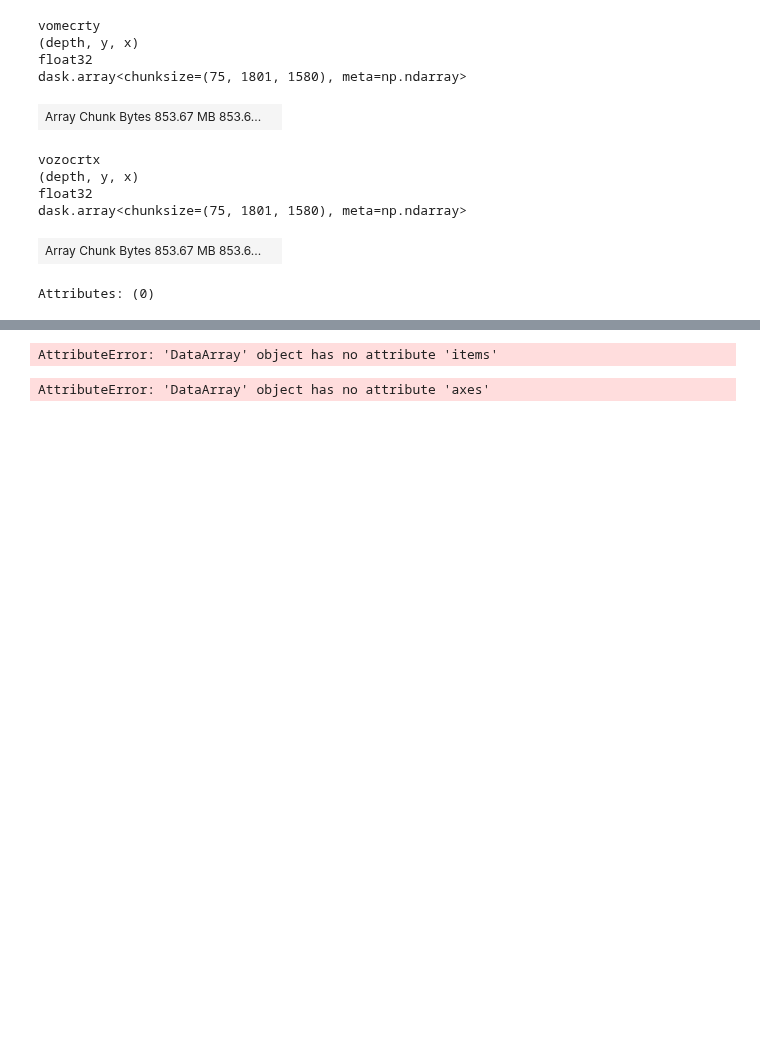
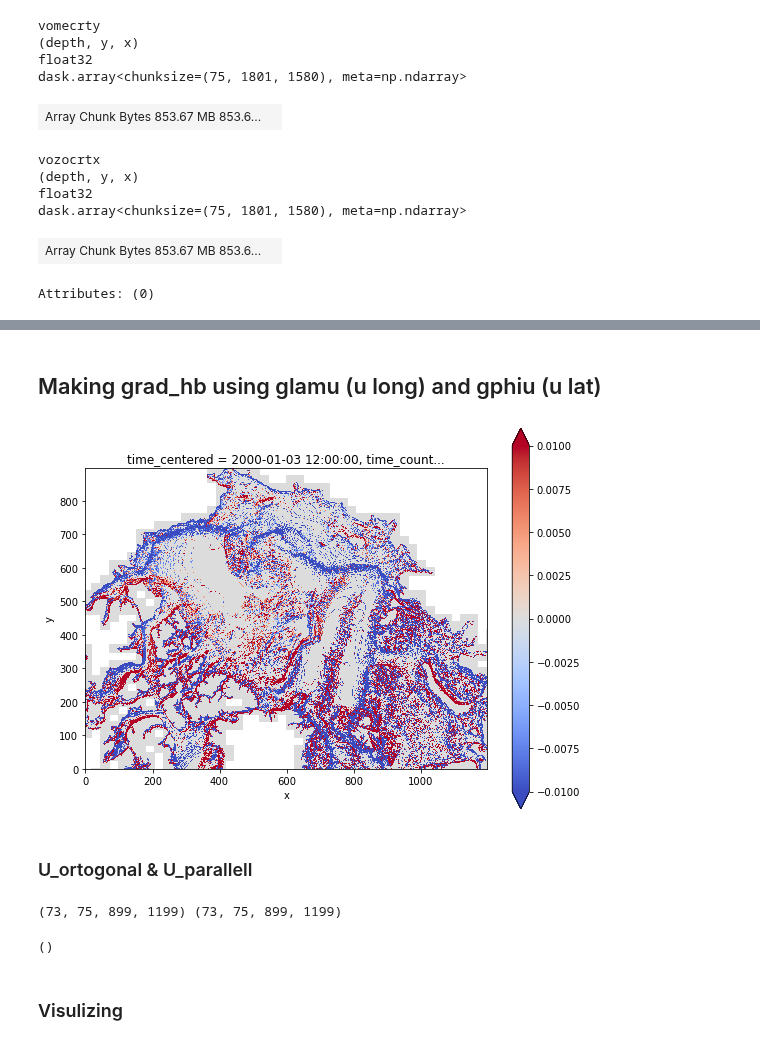
Before and after one commit to kaje2301/Master_2022, a Jupyter notebook: PCz_grad_hb-Copy1.ipynb, the cells around one changed output, grey strips where cells are left out. Cells and saved outputs as stored; diff of their text form; code cells hidden in the pictures; blank space fills up the shorter version.

```diff
--- a/PCz_grad_hb-Copy1.ipynb
+++ b/PCz_grad_hb-Copy1.ipynb
@@ -146,0 +141,3 @@ Attributes: (0)
+# %%
+delta_dx = d.isel(y=slice(0,899)).diff(dim='x')
+delta_dy = d.isel(x=slice(0,1199)).diff(dim='y')
@@ -251,12 +152,0 @@ They are invariant over the depth
-# %%
-fsg = s3fs.S3FileSystem(anon=False,
-      client_kwargs={
-         'endpoint_url': 'https://karen.uiogeo-apps.sigma2.no'
-      })
-
-fsg.ls('s3://data')
-data_path = f's3://data/CREG12.L75-REF08_mesh_hgr.nc'
-remote_files = fsg.glob(data_path)
-fileset = [fsg.open(file) for file in remote_files]
-dm = xr.open_mfdataset(fileset, combine='by_coords',compat='override')
-dm
@@ -289,15 +153,22 @@ merd = dm.e2u.isel(y=slice(900,1800), x=slice(200,1400)).squeeze(axis=0)
-# %%
-metrics = {
-    ('X',): ['dxF', 'dxC', 'dxG'],    # X distances
-    ('Y',): ['dyF', 'dyC', 'dyG'],    # Y distances
-}
-grid = xgcm.Grid(d
-                 , metrics=zonal
-                 , periodic=False
-                 )
-# %% [output]
-AttributeError: 'DataArray' object has no attribute 'items'
-# %%
-d_zon_hb = xgcm.Grid.derivative(hb_d,zonal_u,axis=[0,1])
-# %% [output]
-AttributeError: 'DataArray' object has no attribute 'axes'
+# %% [markdown]
+## Making grad_hb using glamu (u long) and gphiu (u lat)
+# %%
+d_zonal = dm.glamu.isel(y=slice(900,1799), x=slice(200,1399)).squeeze(axis=0)
+d_merd = dm.gphiu.isel(y=slice(900,1799), x=slice(200,1399)).squeeze(axis=0)
+# %%
+grad_hb = (delta_dx/d_zonal) + (delta_dy/d_merd)
+# %%
+fig, ax = plt.subplots(1,1,figsize=(9,7))
+cmap = plt.get_cmap('coolwarm')
+c = grad_hb.plot(vmin=-0.01, vmax=0.01, cmap=cmap)
+ax.set_aspect('equal')
+# %% [output]
+[figure, added]
+# %% [markdown]
+### U_ortogonal & U_parallell
+# %%
+u = du.vozocrtx.isel(y=slice(900,1799), x=slice(200,1399))
+v = dv.vomecrty.isel(y=slice(900,1799), x=slice(200,1399))
+print(u.shape, v.shape)
+# %% [output]
+(73, 75, 899, 1199) (73, 75, 899, 1199)
@@ -303,0 +181,7 @@ AttributeError: 'DataArray' object has no attribute 'axes'
+# %%
+a = xr.ufuncs.isfinite(vel_par).any()
+a.shape
+# %% [output]
+()
+# %% [markdown]
+### Visulizing
```
Also changed, not shown: parts of 35 cells of this notebook, 2 other files.
